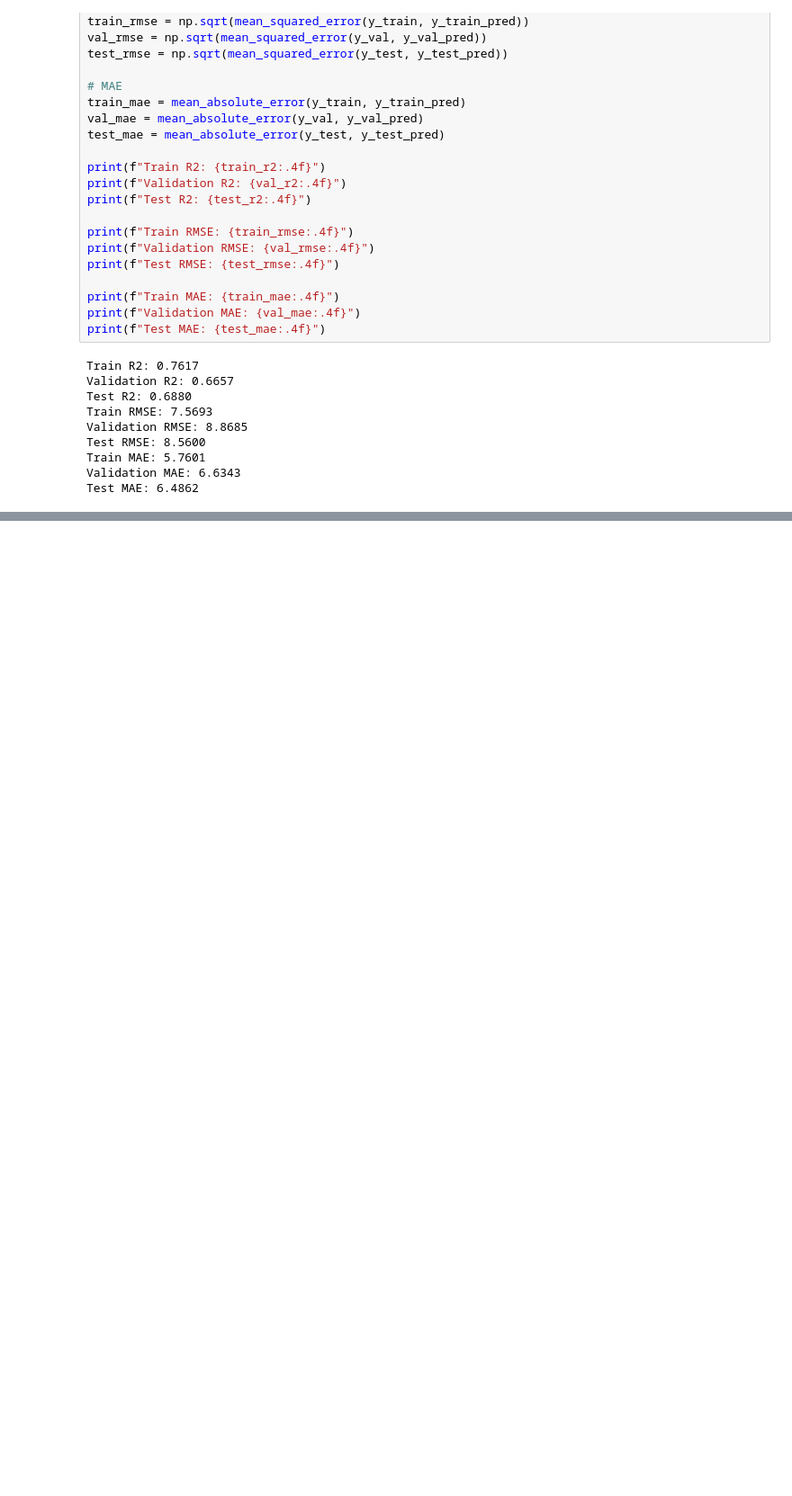
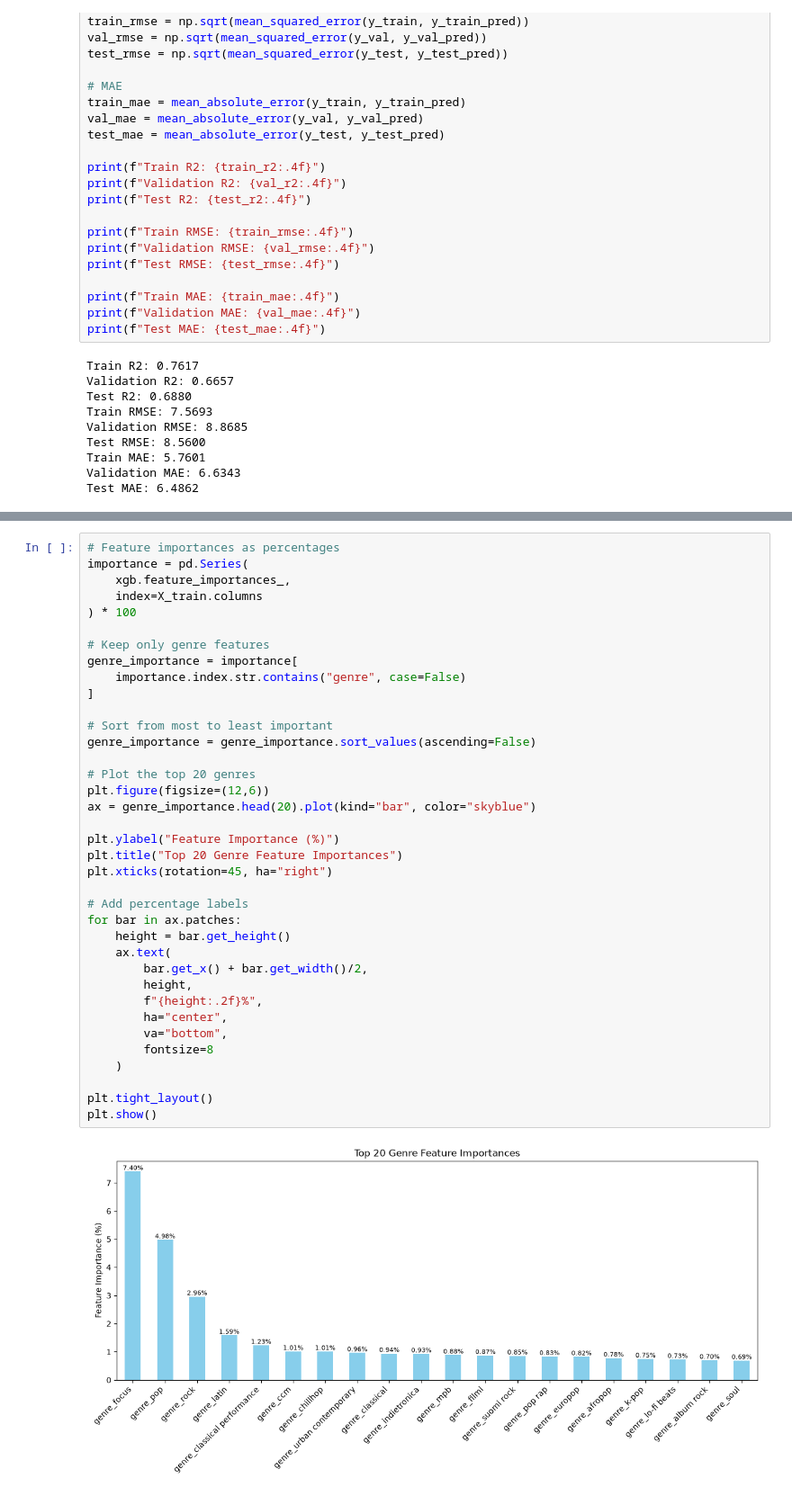
Before and after one commit to sparkyyyhd-bu/bu-rise-music, a Jupyter notebook: src/training/traditional_ML/legacy/artists_xgboost.ipynb, the cells around one changed output, grey strips where cells are left out. Shown at 90% size. Drawn from its saved outputs; the diff is of its cells as text; blank space fills up the shorter version.

```diff
--- a/src/training/traditional_ML/legacy/artists_xgboost.ipynb
+++ b/src/training/traditional_ML/legacy/artists_xgboost.ipynb
@@ -249,0 +308,39 @@ plt.show()
+# %%
+# Feature importances as percentages
+importance = pd.Series(
+    xgb.feature_importances_,
+    index=X_train.columns
+) * 100
+
+# Keep only genre features
+genre_importance = importance[
+    importance.index.str.contains("genre", case=False)
+]
+
+# Sort from most to least important
+genre_importance = genre_importance.sort_values(ascending=False)
+
+# Plot the top 20 genres
+plt.figure(figsize=(12,6))
+ax = genre_importance.head(20).plot(kind="bar", color="skyblue")
+
+plt.ylabel("Feature Importance (%)")
+plt.title("Top 20 Genre Feature Importances")
+plt.xticks(rotation=45, ha="right")
+
+# Add percentage labels
+for bar in ax.patches:
+    height = bar.get_height()
+    ax.text(
+        bar.get_x() + bar.get_width()/2,
+        height,
+        f"{height:.2f}%",
+        ha="center",
+        va="bottom",
+        fontsize=8
+    )
+
+plt.tight_layout()
+plt.show()
+# %% [output]
+[figure, added]
```
Also changed, not shown: parts of 3 cells of this notebook.
